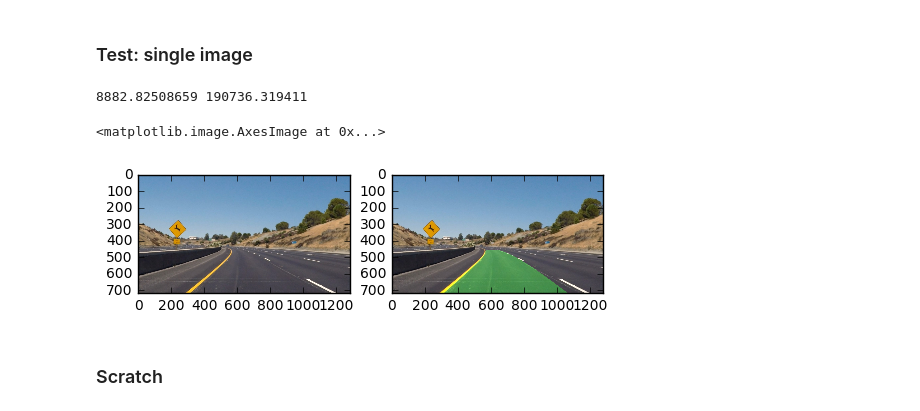
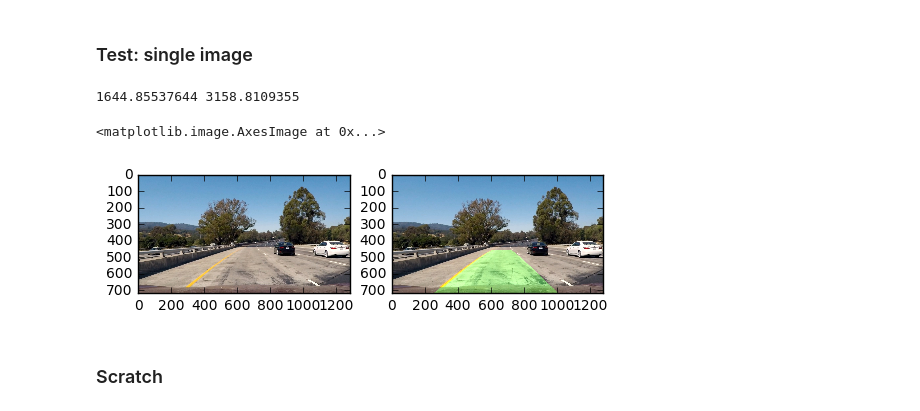
Before and after one commit to sirpsycho85/CarND-Advanced-Lane-Lines, a Jupyter notebook: Advanced lane lines.ipynb, the cells around one changed output. Saved outputs shown, nothing was run; the diff lists cells and outputs as text; code cells hidden in the pictures.

```diff
--- a/Advanced lane lines.ipynb
+++ b/Advanced lane lines.ipynb
@@ -272,7 +272,7 @@ def fit_line(img):
     fity = np.arange(img.shape[0])
     fitx = fit[0]*fity**2 + fit[1]*fity + fit[2]
 
-    return fitx,fity
+    return fit,fitx,fity
 # %%
 def curvature(fit,y_eval=0):
     curverad = ((1 + (2*fit[0]*y_eval + fit[1])**2)**1.5) \
@@ -289,14 +289,14 @@ def draw_lane(img,warped,Minv):
     warped_left = region_of_interest(warped,vert_left)
     warped_right = region_of_interest(warped,vert_right)
 
-    fitx_left,fity_left = fit_line(warped_left)
-    fitx_right,fity_right = fit_line(warped_right)
+    fit_left,fitx_left,fity_left = fit_line(warped_left)
+    fit_right,fitx_right,fity_right = fit_line(warped_right)
 
-#     left_curvature = curvature(fitx_left,np.max(fity_left))
-#     right_curvature = curvature(fitx_right,np.max(fity_right))
+    left_curvature = curvature(fit_left,np.max(fity_left))
+    right_curvature = curvature(fit_right,np.max(fity_right))
 
-    left_curvature = curvature(fitx_left,0)
-    right_curvature = curvature(fitx_right,0)
+#     left_curvature = curvature(fit_left,0)
+#     right_curvature = curvature(fit_right,0)
 
     print(left_curvature, right_curvature)
 
@@ -351,17 +351,17 @@ def image_pipeline(img,mtx,dist,left=None,right=None):
 # %% [markdown]
 ### Test: single image
 # %%
-img = mpimg.imread('test_images/test2.jpg')
+img = mpimg.imread('test_images/test1.jpg')
 dst, lanes, curvature, position, left, right = \
     image_pipeline(img,mtx,dist,left=None,right=None)
 plt.subplot(2,2,1)
 plt.imshow(img)
 plt.subplot(2,2,2)
 plt.imshow(dst,cmap='gray')
 # %% [output]
-8882.82508659 190736.319411
+1644.85537644 3158.8109355
 <matplotlib.image.AxesImage at 0x...>
-[figure, old version]
+[figure, new version]
 # %% [markdown]
 ### Scratch
 # %% [markdown]
```
Also changed, not shown: parts of 2 cells of this notebook.
